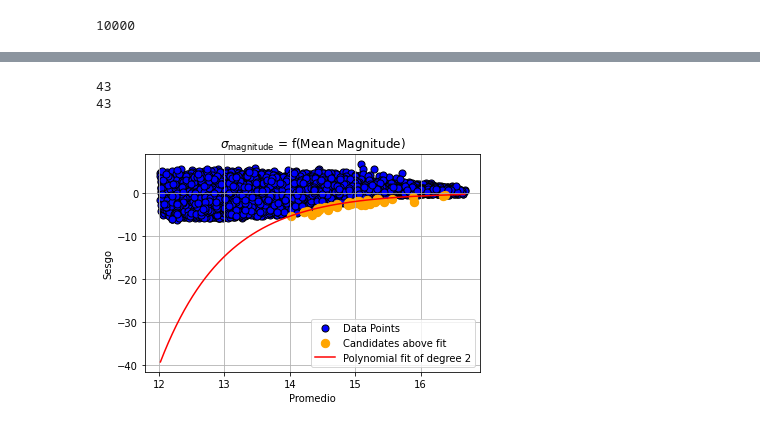
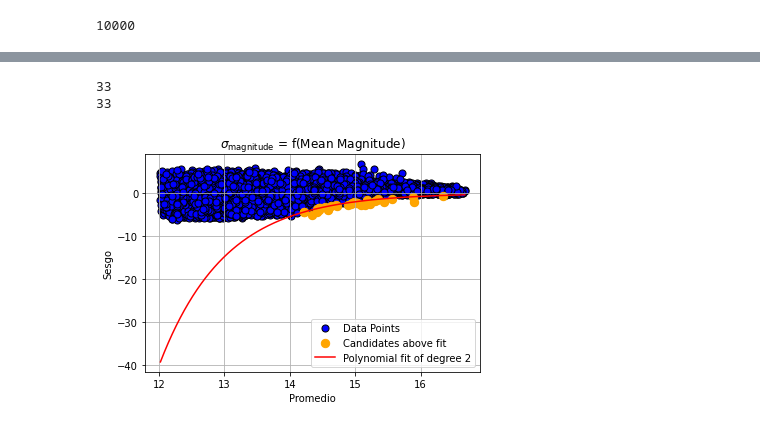
Before and after one commit to jdgv1709/Cumulos-Abiertos-2024-1, a Jupyter notebook: Candidatas E Variables/Estrellas Variables.ipynb, the cells around one changed output, grey strips where cells are left out. Drawn from its saved outputs; the diff is of its cells as text; code cells hidden in the pictures.

```diff
--- a/Candidatas E Variables/Estrellas Variables.ipynb
+++ b/Candidatas E Variables/Estrellas Variables.ipynb
@@ -66,6 +71,7 @@ MAD=[]
 amplitud=[]
 entropia=[]
 sesgo=[]
+skewss=[]
 for i in range(len(Intensidad)):
     promedio.append(Intensidad[i].mean())
     s_deviation.append(Intensidad[i].std())
@@ -74,6 +80,8 @@ for i in range(len(Intensidad)):
     amplitud.append((Intensidad[i].max()-Intensidad[i].min())/2)
     entropia.append(entropy(Intensidad[i], base))
     sesgo.append(np.mean((Intensidad[i] - Intensidad[i].mean())**3) / Intensidad[i].std()**3)
+    skewss.append(skew(Intensidad[i]))
+
 #plt.scatter(promedio,amplitud, marker=".")
 # %%
 
@@ -184,33 +192,33 @@ print(len(filtered_Estrellas3))
 # %%
 
 plt.xlabel("Promedio")
 plt.ylabel("Sesgo")
 
 curve_dil=-2
 promedioA=promedio
 promedio=np.array(promedio)
 ses=np.array(sesgo)
 coefs = np.polyfit(promedio, amplitud, 3)
 polynomial = np.poly1d(coefs)
-y_pred = np.exp(-(promedio-15)) * curve_dil
+y_pred = np.exp(-(promedio-15)) * curve_dil+ -0.1
 
 plt.scatter(promedio, ses, color='blue', edgecolor='k', s=50, label='Data Points')
 above_curve = ses < y_pred
 filtered_Estrellas4 = [string for string, boolean in zip(Estrellas, above_curve) if boolean]
 plt.scatter(promedio[above_curve], ses[above_curve], color='orange', s=70, label='Candidates above fit')
 print(ses[above_curve].shape[0])
 x_line = np.linspace(min(promedio), max(promedio), 1000)
-y_line = np.exp(-(x_line-15)) * curve_dil
+y_line = np.exp(-(x_line-15)) * curve_dil+ -0.1
 plt.plot(x_line, y_line, color='red', label=f'Polynomial fit of degree {2}')
 plt.title('$\sigma_{\mathrm{magnitude}}$ = f(Mean Magnitude)')
 
 plt.legend()
 plt.grid(True)
 print(len(filtered_Estrellas4))
 # %% [output]
-43
-43
+33
+33
-[figure, old version]
+[figure, new version]
 # %%
 candidatas_3=combine_and_remove_duplicates(union,filtered_Estrellas3)
 candidatas_3=combine_and_remove_duplicates(candidatas_3,filtered_Estrellas4)
```
Also changed, not shown: parts of 14 cells of this notebook.
